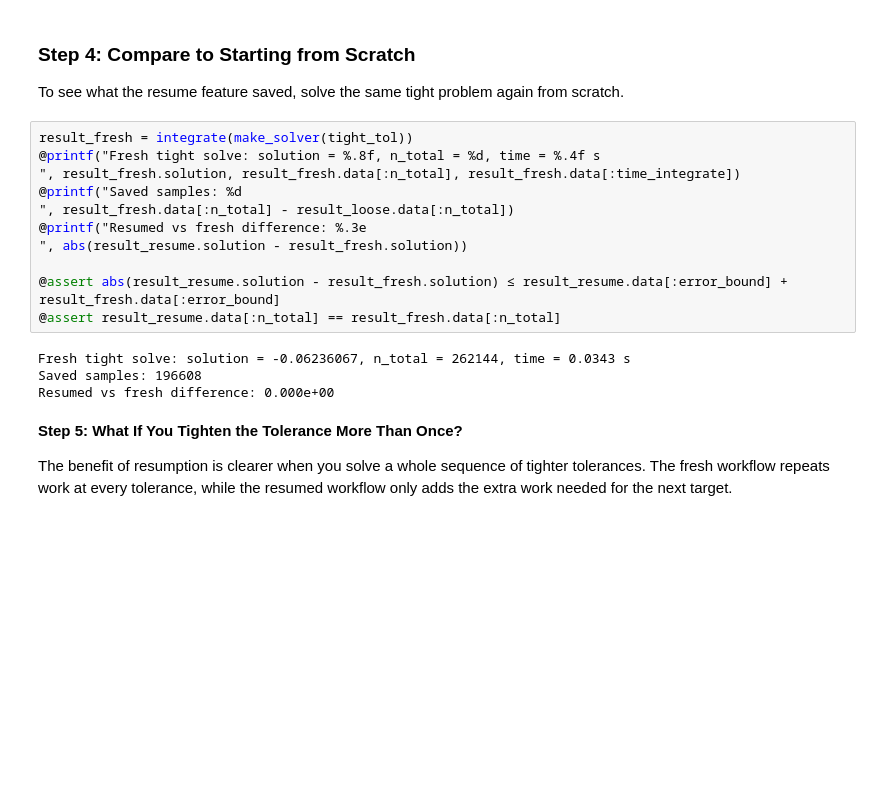
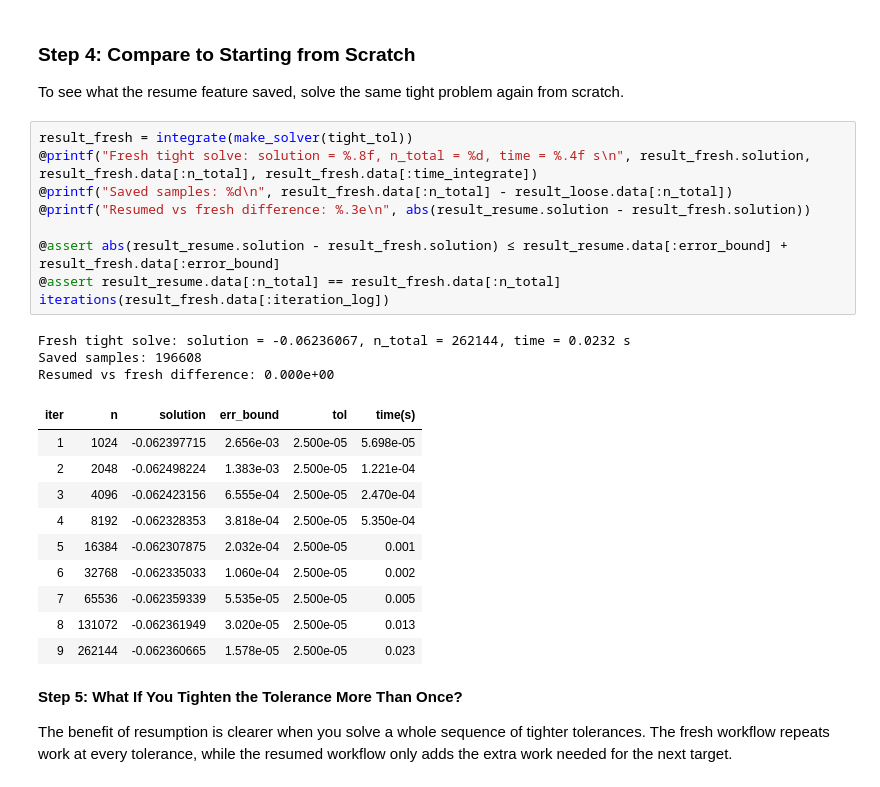
Before and after one commit to QMCSoftware/QMC.jl, a Jupyter notebook: demos/demo_resume_data/accuracy_and_resume.ipynb, the cells around one changed output. Saved outputs shown, nothing was run; the diff lists cells and outputs as text; blank space fills up the shorter version.

Commit message:
More resume with iteration log examples

```diff
--- a/demos/demo_resume_data/accuracy_and_resume.ipynb
+++ b/demos/demo_resume_data/accuracy_and_resume.ipynb
@@ -130,19 +134,27 @@ Resumed solve: solution = -0.06236067, n_total = 262144, incremental time = 0.13
 To see what the resume feature saved, solve the same tight problem again from scratch.
 # %%
 result_fresh = integrate(make_solver(tight_tol))
-@printf("Fresh tight solve: solution = %.8f, n_total = %d, time = %.4f s
-", result_fresh.solution, result_fresh.data[:n_total], result_fresh.data[:time_integrate])
-@printf("Saved samples: %d
-", result_fresh.data[:n_total] - result_loose.data[:n_total])
-@printf("Resumed vs fresh difference: %.3e
-", abs(result_resume.solution - result_fresh.solution))
+@printf("Fresh tight solve: solution = %.8f, n_total = %d, time = %.4f s\n", result_fresh.solution, result_fresh.data[:n_total], result_fresh.data[:time_integrate])
+@printf("Saved samples: %d\n", result_fresh.data[:n_total] - result_loose.data[:n_total])
+@printf("Resumed vs fresh difference: %.3e\n", abs(result_resume.solution - result_fresh.solution))
 
 @assert abs(result_resume.solution - result_fresh.solution) ≤ result_resume.data[:error_bound] + result_fresh.data[:error_bound]
 @assert result_resume.data[:n_total] == result_fresh.data[:n_total]
+iterations(result_fresh.data[:iteration_log])
 # %% [output]
-Fresh tight solve: solution = -0.06236067, n_total = 262144, time = 0.0343 s
+Fresh tight solve: solution = -0.06236067, n_total = 262144, time = 0.0232 s
 Saved samples: 196608
 Resumed vs fresh difference: 0.000e+00
+| iter | n | solution | err_bound | tol | time(s) |
+| 1 | 1024 | -0.062397715 | 2.656e-03 | 2.500e-05 | 5.698e-05 |
+| 2 | 2048 | -0.062498224 | 1.383e-03 | 2.500e-05 | 1.221e-04 |
+| 3 | 4096 | -0.062423156 | 6.555e-04 | 2.500e-05 | 2.470e-04 |
+| 4 | 8192 | -0.062328353 | 3.818e-04 | 2.500e-05 | 5.350e-04 |
+| 5 | 16384 | -0.062307875 | 2.032e-04 | 2.500e-05 | 0.001 |
+| 6 | 32768 | -0.062335033 | 1.060e-04 | 2.500e-05 | 0.002 |
+| 7 | 65536 | -0.062359339 | 5.535e-05 | 2.500e-05 | 0.005 |
+| 8 | 131072 | -0.062361949 | 3.020e-05 | 2.500e-05 | 0.013 |
+| 9 | 262144 | -0.062360665 | 1.578e-05 | 2.500e-05 | 0.023 |
 # %% [markdown]
 **Step 5: What If You Tighten the Tolerance More Than Once?**
 
```
Also changed, not shown: parts of 3 cells of this notebook, 12 other files.
